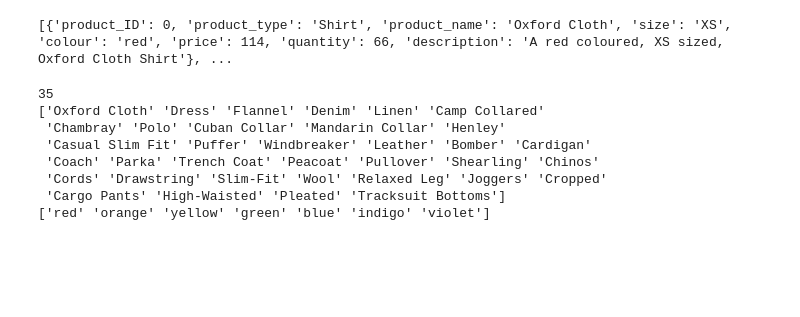
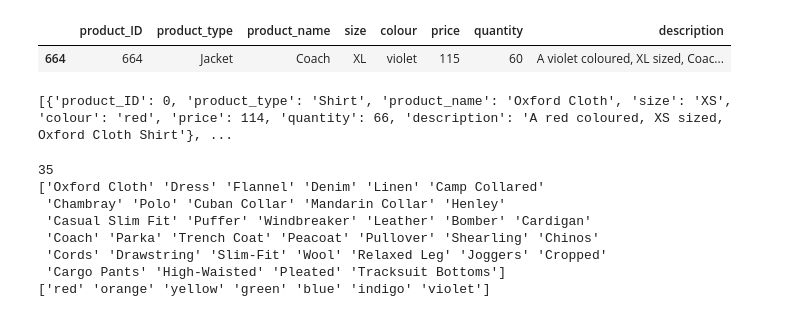
Before and after one commit to syed-hamza/product_recommendation, a Jupyter notebook: src/testing.ipynb, the cells around one changed output. Cells and saved outputs as stored; diff of their text form; code cells hidden in the pictures; blank space fills up the shorter version.

```diff
--- a/src/testing.ipynb
+++ b/src/testing.ipynb
@@ -6,6 +6,11 @@ orders = pd.read_csv("../Data/orders.csv")
 products = pd.read_csv("../Data/products.csv")
 sales = pd.read_csv("../Data/sales.csv")
 customers = pd.read_csv("../Data/customers.csv")
+# %%
+products[products["product_ID"]==int(664)].head()
+# %% [output]
+|  | product_ID | product_type | product_name | size | colour | price | quantity | description |
+| 664 | 664 | Jacket | Coach | XL | violet | 115 | 60 | A violet coloured, XL sized, Coac... |
 # %%
 print(products.to_dict(orient='records'))
 # %% [output]
```
Also changed, not shown: 11 other files.
